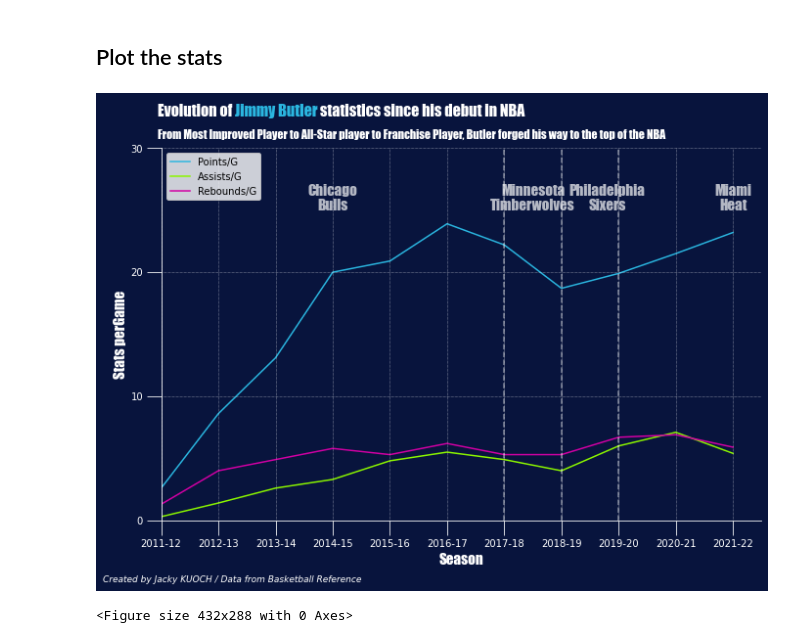
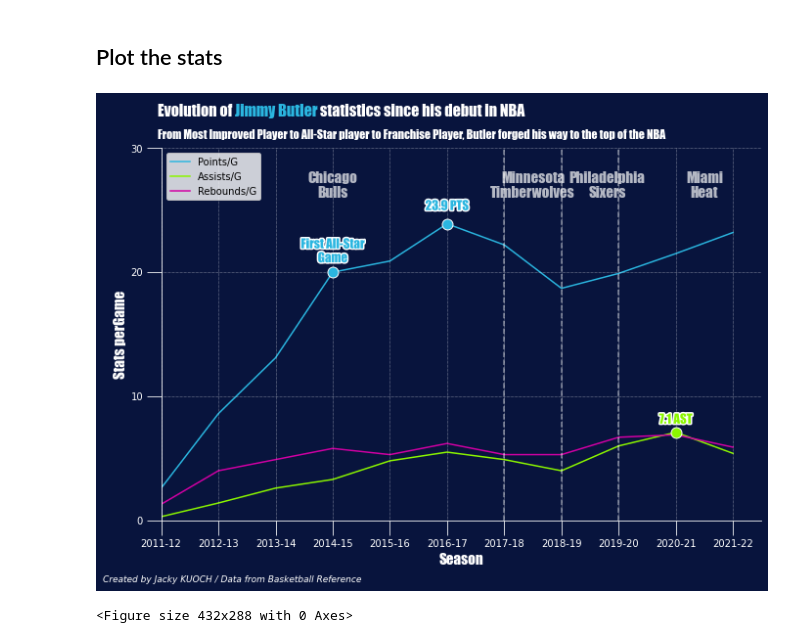
Before and after one commit to JackyKch/JimmyButler, a Jupyter notebook: coding/career_stats.ipynb, the cells around one changed output. Cells and saved outputs as stored; diff of their text form; code cells hidden in the pictures.

Commit message:
Add key points on graph

```diff
--- a/coding/career_stats.ipynb
+++ b/coding/career_stats.ipynb
@@ -64,40 +64,55 @@ plt.plot(df['Season'], df['TRB'], zorder=0, color="#D200A4", label = "Rebounds/G
 # Set the ticks
 #plt.xticks(['2008-01', '2010-01','2013-12','2016-01','2017-12','2020-04'])
 plt.yticks([0,10,20,30])
 ax.set_ylim(0,30)
 plt.xlim(xmin='2011-12')
 
 # Axes Label
 plt.xlabel("Season", color="w", fontsize=15 , **hfont)
 plt.ylabel("Stats perGame", color="w", fontsize=15 , **hfont)
 
 # Title and credits
 fig_text(0.12,0.97, s="Evolution of <Jimmy Butler> statistics since his debut in NBA\n", highlight_textprops=[{"color": '#2bb6e0'}], fontsize = 16, fontweight = "bold", color = "w", **hfont)
 fig.text(0.12,0.9, "From Most Improved Player to All-Star player to Franchise Player, Butler forged his way to the top of the NBA", fontsize = 12, fontweight="light", color = "w", **hfont)
 fig.text(0.05, 0, "Created by Jacky KUOCH / Data from Basketball Reference",fontstyle="italic",fontsize=9, color="w")
 
 
 # Split the graph in four parts for each team he played for
 ax.axvline(x='2017-18', color="w", linestyle = '--', alpha = 0.5, zorder =3)
 ax.axvline(x='2018-19', color="w", linestyle = '--', alpha = 0.5, zorder =3)
 ax.axvline(x='2019-20', color="w", linestyle = '--', alpha = 0.5, zorder =3)
 
-# Chicago Bulls
-ax.text('2014-15', 25, "Chicago\nBulls", fontsize=15, ha="center", color="w",alpha = 0.7, zorder =2, **hfont)
-# Minnesota Timberwolves
-ax.text(6.5, 25, "Minnesota\nTimberwolves", fontsize=15, ha="center", color="w",alpha = 0.7 ,zorder =2, **hfont)
-# Philadelphia Sixers
-ax.text(7.8, 25, "Philadelphia\nSixers", fontsize=15, ha="center", color="w",alpha = 0.7 ,zorder =2, **hfont)
-# Miami Heat
-ax.text('2021-22', 25, "Miami\nHeat", fontsize=15, ha="center", color="w",alpha = 0.7,zorder =2, **hfont)
+## Chicago Bulls
+ax.text('2014-15', 26, "Chicago\nBulls", fontsize=15, ha="center", color="w",alpha = 0.7, zorder =2, **hfont)
+## Minnesota Timberwolves
+ax.text(6.5, 26, "Minnesota\nTimberwolves", fontsize=15, ha="center", color="w",alpha = 0.7 ,zorder =2, **hfont)
+## Philadelphia Sixers
+ax.text(7.8, 26, "Philadelphia\nSixers", fontsize=15, ha="center", color="w",alpha = 0.7 ,zorder =2, **hfont)
+## Miami Heat
+ax.text(9.5, 26, "Miami\nHeat", fontsize=15, ha="center", color="w",alpha = 0.7,zorder =2, **hfont)
 
 # Add points on key dates
+
+## Highest Average Points
+ax.scatter(x='2016-17',y=23.9, s=120, color="#2bb6e0", edgecolors="w", lw=1, zorder=3 )
+ptsmax = ax.text(x='2016-17', y=25, s="23.9 PTS", fontsize=13, ha="center", color="#2bb6e0", **hfont)
+ptsmax.set_path_effects([path_effects.withStroke(linewidth=3, foreground="w")])
+
+## Highest Average Assists
+ax.scatter(x='2020-21',y=7.1, s=120, color="#8BF600", edgecolors="w", lw=1, zorder=3 )
+astmax = ax.text(x='2020-21', y=7.8, s="7.1 AST", fontsize=13, ha="center", color="#8BF600", **hfont)
+astmax.set_path_effects([path_effects.withStroke(linewidth=3, foreground="w")])
+
+## First All-Star Game
+ax.scatter(x='2014-15',y=20, s=120, color="#2bb6e0", edgecolors="w", lw=1, zorder=3 )
+asg = ax.text(x='2014-15', y=20.8, s="First All-Star\nGame", fontsize=13, ha="center", color="#2bb6e0", **hfont)
+asg.set_path_effects([path_effects.withStroke(linewidth=3, foreground="w")])
 
 
 plt.legend(loc='upper left')
 
 plt.show()
 plt.tight_layout()
 # %% [output]
-[figure, old version]
+[figure, new version]
 <Figure size 432x288 with 0 Axes>
```
